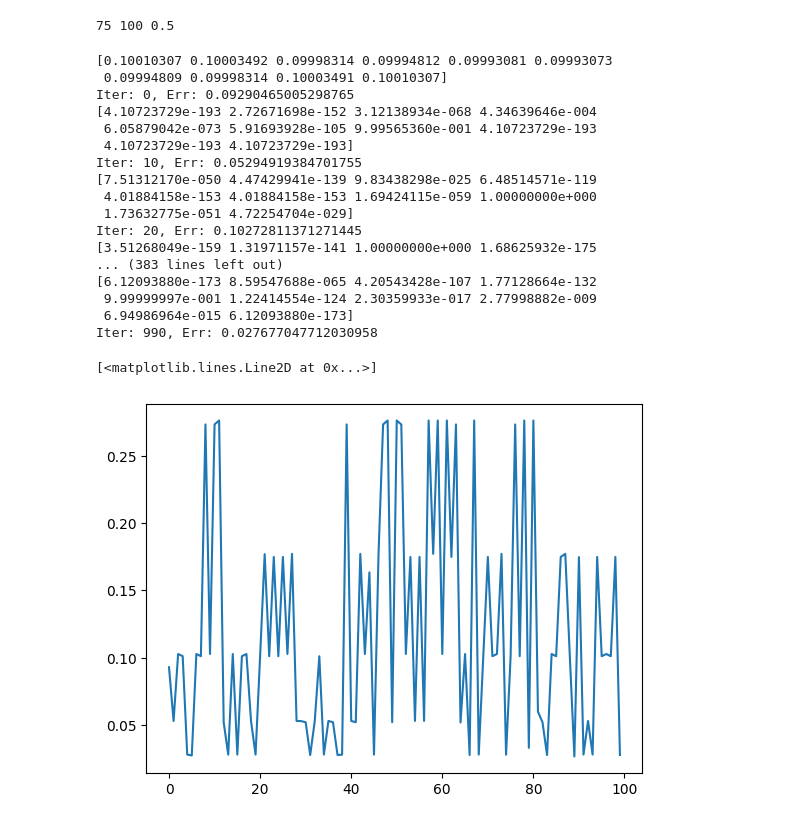
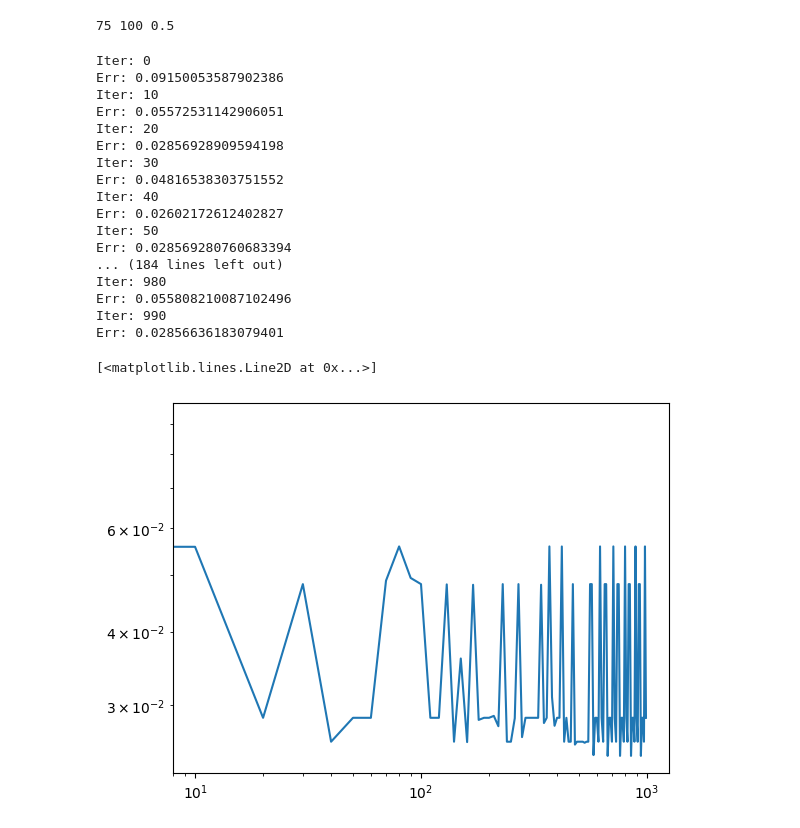
Before and after one commit to MuXauJl11110/PAUS-For-WB, a Jupyter notebook: Run.ipynb, the cells around one changed output. Saved outputs shown, nothing was run; the diff lists cells and outputs as text; code cells hidden in the pictures.

```diff
--- a/Run.ipynb
+++ b/Run.ipynb
@@ -37,7 +37,7 @@ def get_method_gaussians(d: int, T: int) -> tuple[PAUS, float]:
     n = T // 4 * 3
     oracles = [OTProblemOracle(histograms[i], C) for i in range(T)]
     F, F1 = OperatorOracle(oracles, d, T), OperatorOracle(oracles, d, n)
-    method = PAUS(F, F1, 1, 100, True, bar_true=bar_true)
+    method = PAUS(F, F1, 1, 1, True, bar_true=bar_true)
     delta = 2 * (T - n) / T
     print(n, T, delta)
 
@@ -49,28 +49,28 @@ method, delta = get_method_gaussians(10, 100)
 # %%
 z_star, history = method.fit(delta, 500)
 # %% [output]
-[0.10010307 0.10003492 0.09998314 0.09994812 0.09993081 0.09993073
- 0.09994809 0.09998314 0.10003491 0.10010307]
-Iter: 0, Err: 0.09290465005298765
-[4.10723729e-193 2.72671698e-152 3.12138934e-068 4.34639646e-004
- 6.05879042e-073 5.91693928e-105 9.99565360e-001 4.10723729e-193
- 4.10723729e-193 4.10723729e-193]
-Iter: 10, Err: 0.05294919384701755
-[7.51312170e-050 4.47429941e-139 9.83438298e-025 6.48514571e-119
- 4.01884158e-153 4.01884158e-153 1.69424115e-059 1.00000000e+000
- 1.73632775e-051 4.72254704e-029]
-Iter: 20, Err: 0.10272811371271445
-[3.51268049e-159 1.31971157e-141 1.00000000e+000 1.68625932e-175
-... (383 lines left out)
-[6.12093880e-173 8.59547688e-065 4.20543428e-107 1.77128664e-132
- 9.99999997e-001 1.22414554e-124 2.30359933e-017 2.77998882e-009
- 6.94986964e-015 6.12093880e-173]
-Iter: 990, Err: 0.027677047712030958
+Iter: 0
+Err: 0.09150053587902386
+Iter: 10
+Err: 0.05572531142906051
+Iter: 20
+Err: 0.02856928909594198
+Iter: 30
+Err: 0.04816538303751552
+Iter: 40
+Err: 0.02602172612402827
+Iter: 50
+Err: 0.028569280760683394
+... (184 lines left out)
+Iter: 980
+Err: 0.055808210087102496
+Iter: 990
+Err: 0.02856636183079401
 # %%
-plt.plot(history["err"])
+plt.loglog(range(0, 1000, 10), history["err"])
 # %% [output]
 [<matplotlib.lines.Line2D at 0x...>]
-[figure, old version]
+[figure, new version]
 # %%
 import pickle
 # %%
```
Also changed, not shown: 1 other file.
